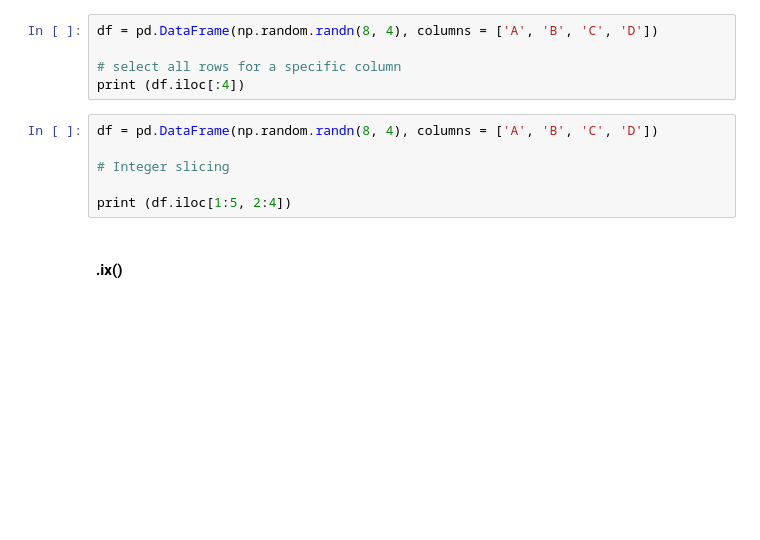
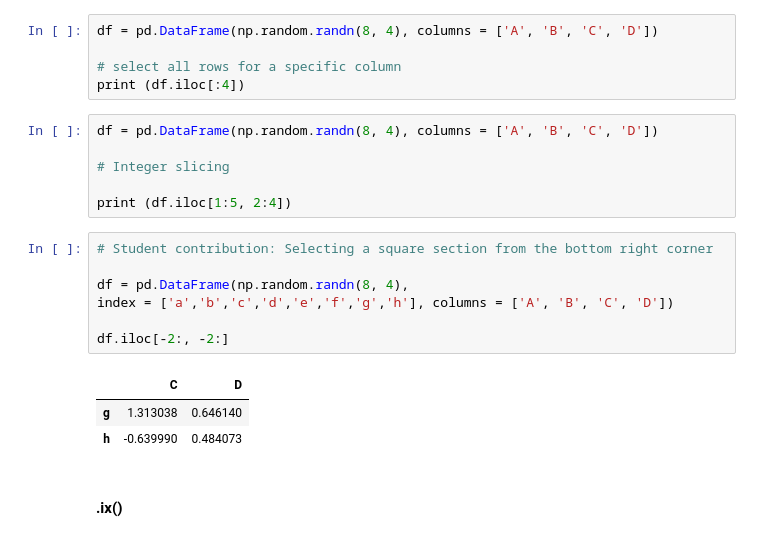
Before and after one commit to shaaagri/iat-481-wk1, a Jupyter notebook: Introduction_to_Python.ipynb, the cells around one changed output. Saved outputs shown, nothing was run; the diff lists cells and outputs as text; blank space fills up the shorter version.

```diff
--- a/Introduction_to_Python.ipynb
+++ b/Introduction_to_Python.ipynb
@@ -2056,6 +2150,17 @@ df = pd.DataFrame(np.random.randn(8, 4), columns = ['A', 'B', 'C', 'D'])
 # Integer slicing
 
 print (df.iloc[1:5, 2:4])
+# %%
+# Student contribution: Selecting a square section from the bottom right corner
+
+df = pd.DataFrame(np.random.randn(8, 4),
+index = ['a','b','c','d','e','f','g','h'], columns = ['A', 'B', 'C', 'D'])
+
+df.iloc[-2:, -2:]
+# %% [output]
+|  | C | D |
+| g | 1.313038 | 0.646140 |
+| h | -0.639990 | 0.484073 |
 # %% [markdown]
 #### .ix()
 # %%
```
Also changed, not shown: parts of 11 cells of this notebook.
